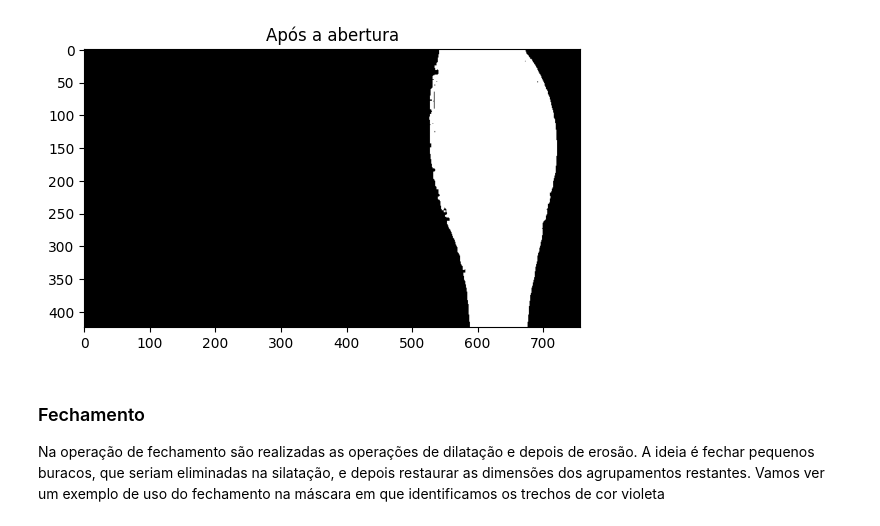
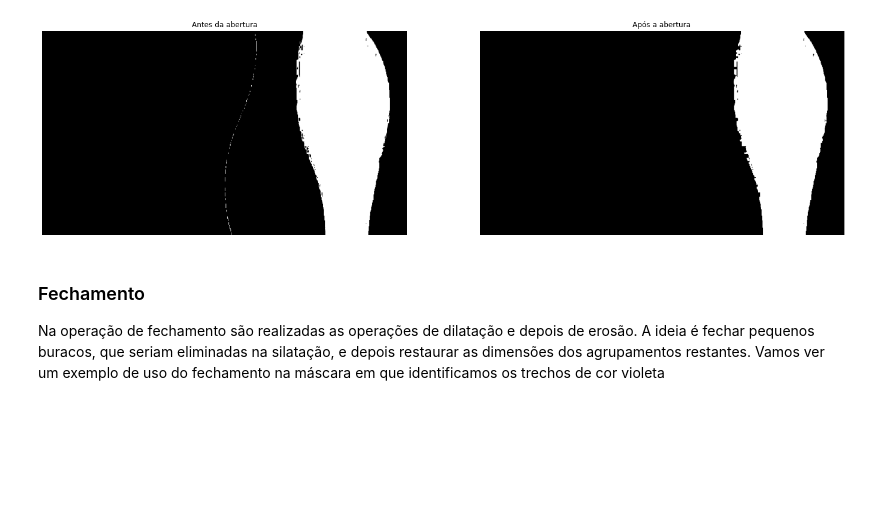
Before and after one commit to Insper/robotica-computacional, a Jupyter notebook: docs/modulos/02-modelo-de-camera/atividade2.ipynb, the cells around one changed output. Cells and saved outputs as stored; diff of their text form; code cells hidden in the pictures; blank space fills up the shorter version.

```diff
--- a/docs/modulos/02-modelo-de-camera/atividade2.ipynb
+++ b/docs/modulos/02-modelo-de-camera/atividade2.ipynb
@@ -15,13 +9,22 @@ import matplotlib.pyplot as plt
 # %%
-imgcor = cv2.imread("img/cores.jpg", cv2.IMREAD_COLOR)
-plt.imshow(imgcor[:,:,::-1])
-plt.show()
+bgr = cv2.imread("img/cores.jpg", cv2.IMREAD_COLOR)
+rgb = cv2.cvtColor(bgr, cv2.COLOR_BGR2RGB)
+
 # Faz a conversão para o espaço HSV
-img_hsv = cv2.cvtColor(imgcor, cv2.COLOR_BGR2HSV)
+hsv = cv2.cvtColor(bgr, cv2.COLOR_BGR2HSV)
+
 # Segmenta apenas a cor violeta
 menor = (260//2, 50, 50)
 maior = (280//2, 255, 255)
-mask_violeta = cv2.inRange(img_hsv, menor, maior)
-plt.imshow(mask_violeta, cmap='gray')
+mask_violeta = cv2.inRange(hsv, menor, maior)
+
+plt.figure(figsize=(24, 8))
+plt.subplot(121)
+plt.axis('off')
+plt.imshow(rgb)
+
+plt.subplot(122)
+plt.axis('off')
+plt.imshow(mask_violeta, cmap="gray", vmin=0, vmax=255)
 plt.show()
 # %% [output]
@@ -75,14 +71,23 @@ plt.show()
 # %%
-# Cria uma janela 3x3 como elemento estruturante
-import numpy as np
+# Cria uma janela 3x3 como elemento estruturante este elemente tem a forma de um quadrado
 elemento_estrut = np.ones([3,3])
+
 # realiza a abertura
 mask_violeta_abertura = cv2.morphologyEx(mask_violeta, cv2.MORPH_OPEN, elemento_estrut)
-plt.imshow(mask_violeta_abertura, cmap='gray')
+
+plt.figure(figsize=(24, 8))
+plt.subplot(121)
+plt.axis('off')
+plt.title("Antes da abertura")
+plt.imshow(mask_violeta, cmap="gray", vmin=0, vmax=255)
+
+plt.subplot(122)
+plt.axis('off')
 plt.title("Após a abertura")
+plt.imshow(mask_violeta_abertura, cmap="gray", vmin=0, vmax=255)
 plt.show()
 # %% [output]
-[figure, old version]
+[figure, new version]
 # %% [markdown]
 ### Fechamento
 Na operação de fechamento são realizadas as operações de dilatação e depois de erosão. A ideia é fechar pequenos buracos, que seriam eliminadas na silatação, e depois restaurar as dimensões dos agrupamentos restantes. Vamos ver um exemplo de uso do fechamento na máscara em que identificamos os trechos de cor violeta
```
Also changed, not shown: parts of 13 cells of this notebook, 1 other file.
